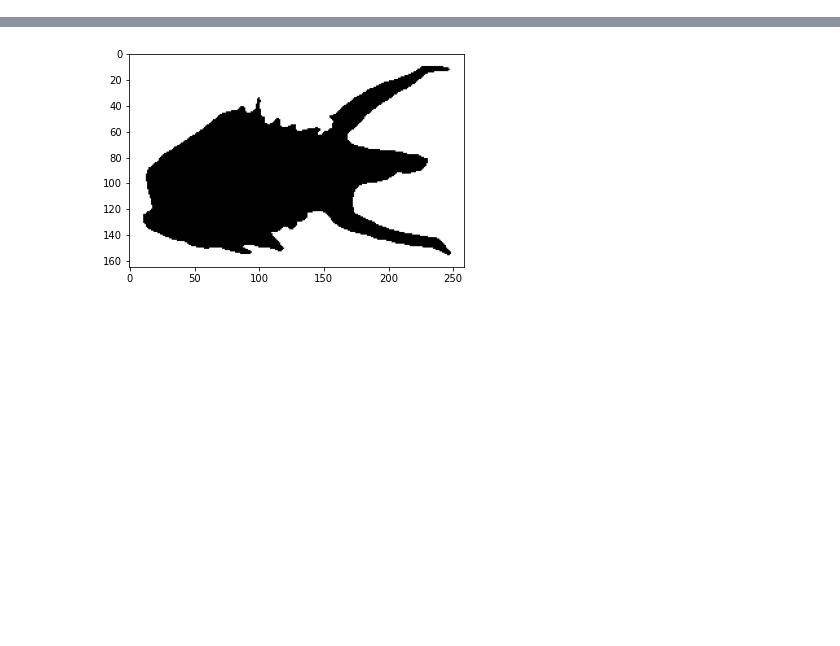
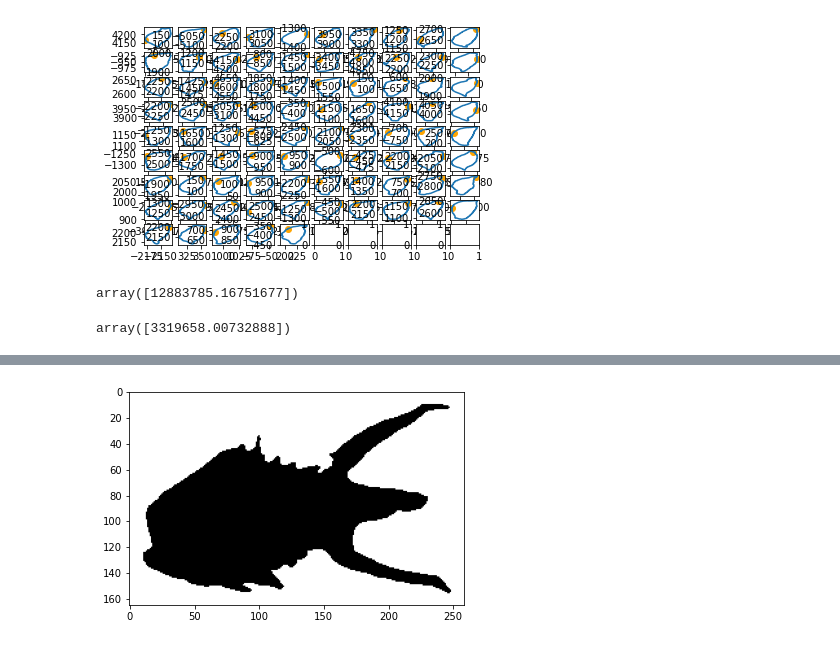
Before and after one commit to TankredO/seed_detector, a Jupyter notebook: tests.ipynb, the cells around one changed output, grey strips where cells are left out. Drawn from its saved outputs; the diff is of its cells as text; code cells hidden in the pictures; blank space fills up the shorter version.

```diff
--- a/tests.ipynb
+++ b/tests.ipynb
@@ -24,0 +80,24 @@ def get_contour(image, n = 200):
+# %%
+ref = contours[0]
+ref_approx = pyefd.reconstruct_contour(pyefd.elliptic_fourier_descriptors(ref, order=20, normalize=False), num_points=100)
+
+contours_rot = [ref]
+for contour in contours[1:]:
+    contour_approx = pyefd.reconstruct_contour(pyefd.elliptic_fourier_descriptors(contour, order=20, normalize=False), num_points=100)
+    _, best_i, rotation, scale, _ = match_shapes(ref_approx, contour_approx)
+    contour_approx_rot = contour_approx.dot(rotation.T)
+    disparity = np.sum(np.square(ref_approx - contour_approx_rot))
+
+    contour_rot = contour.dot(rotation.T)
+    contour_rot = np.r_[contour_rot[best_i:,], contour_rot[:best_i,]]
+    contours_rot.append(contour_rot)
+# %%
+n_col = int(np.ceil(np.sqrt(n_contours)))
+
+fig, axs = plt.subplots(int(np.ceil(n_contours / n_col)), n_col)
+axs = axs.flatten()
+for i, contour in enumerate(contours_rot):
+    axs[i].plot(contour[:, 0], contour[:, 1])
+    axs[i].scatter(contour[0, 0], contour[0, 1], color='orange')
+# %% [output]
+[figure, added]
@@ -24,0 +121,18 @@ def get_contour(image, n = 200):
+# %%
+x = np.c_[np.repeat(1, ref.shape[0]), ref[:, 0]]
+y = ref[:, 1]
+
+(b, a), res, _, _ = np.linalg.lstsq(x, y, rcond=None)
+y_pred = b * x[:, 0] + a * x[:, 1]
+res
+# %% [output]
+array([12883785.16751677])
+# %%
+x = np.c_[np.repeat(1, ref.shape[0]), ref[:, 1]]
+y = ref[:, 0]
+
+(b, a), res, _, _ = np.linalg.lstsq(x, y, rcond=None)
+y_pred = b * x[:, 0] + a * x[:, 1]
+res
+# %% [output]
+array([3319658.00732888])
```
Also changed, not shown: parts of 8 cells of this notebook, 1 other file.
